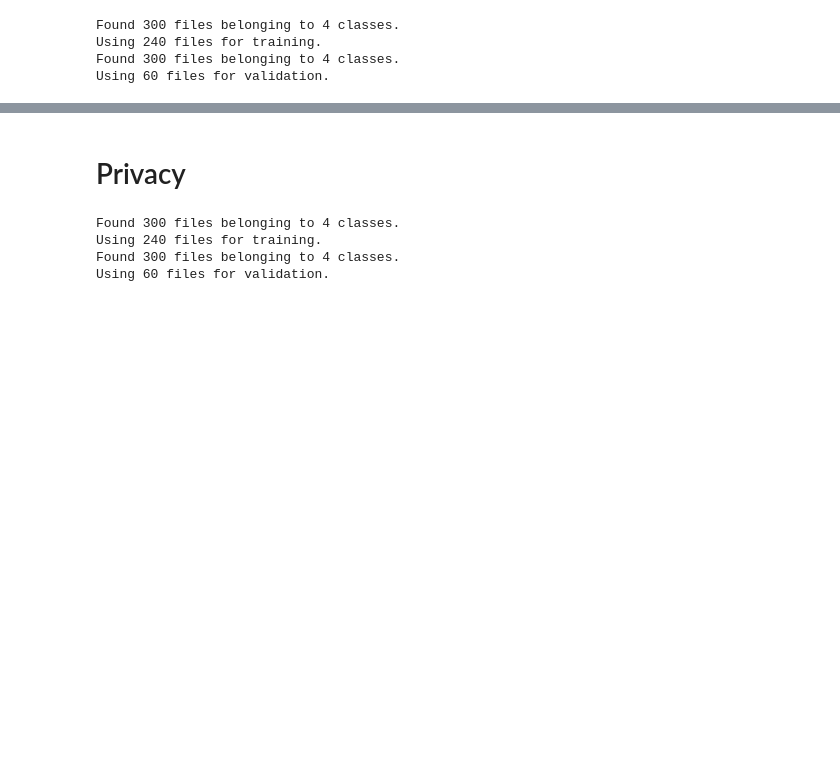
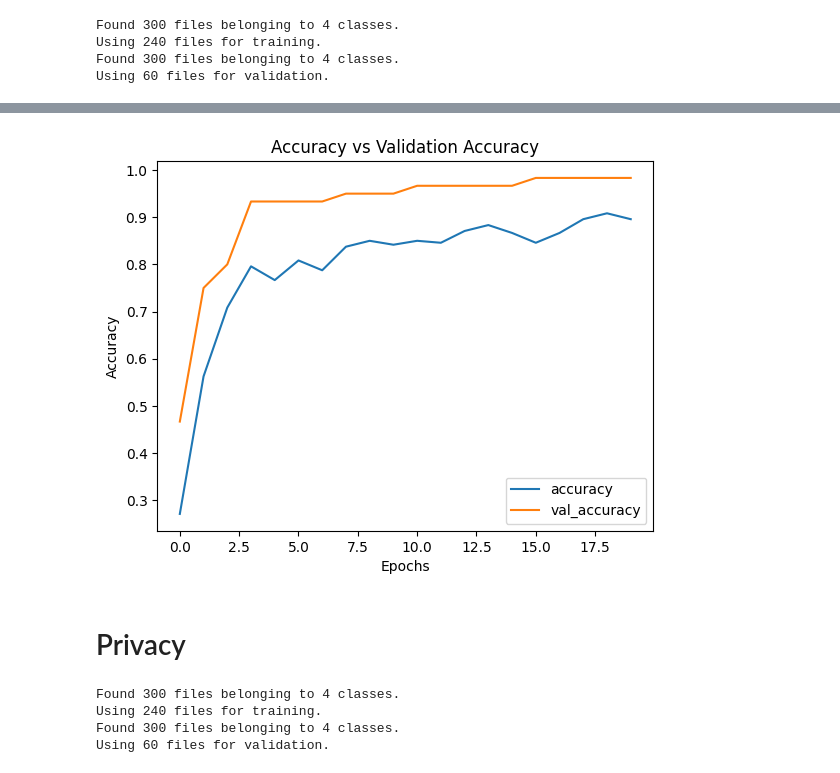
Before and after one commit to JMoran1/AIGroup, a Jupyter notebook: transfer_learning_model.ipynb, the cells around one changed output, grey strips where cells are left out. Saved outputs shown, nothing was run; the diff lists cells and outputs as text; code cells hidden in the pictures; blank space fills up the shorter version.

```diff
--- a/transfer_learning_model.ipynb
+++ b/transfer_learning_model.ipynb
@@ -76,9 +89,14 @@ Epoch 20/20
 # %%
-# plot the history and loss
 plt.plot(base_history.history['accuracy'], label='accuracy')
 plt.plot(base_history.history['val_accuracy'], label='val_accuracy')
-plt.plot(base_history.history['loss'], label='loss')
+
+plt.title("Accuracy vs Validation Accuracy")
+plt.xlabel("Epochs")
+plt.ylabel("Accuracy")
+plt.legend()
 plt.show()
+# %% [output]
+[figure, added]
 # %% [markdown]
 # Privacy
 # %%
```
Also changed, not shown: parts of 6 cells of this notebook.
